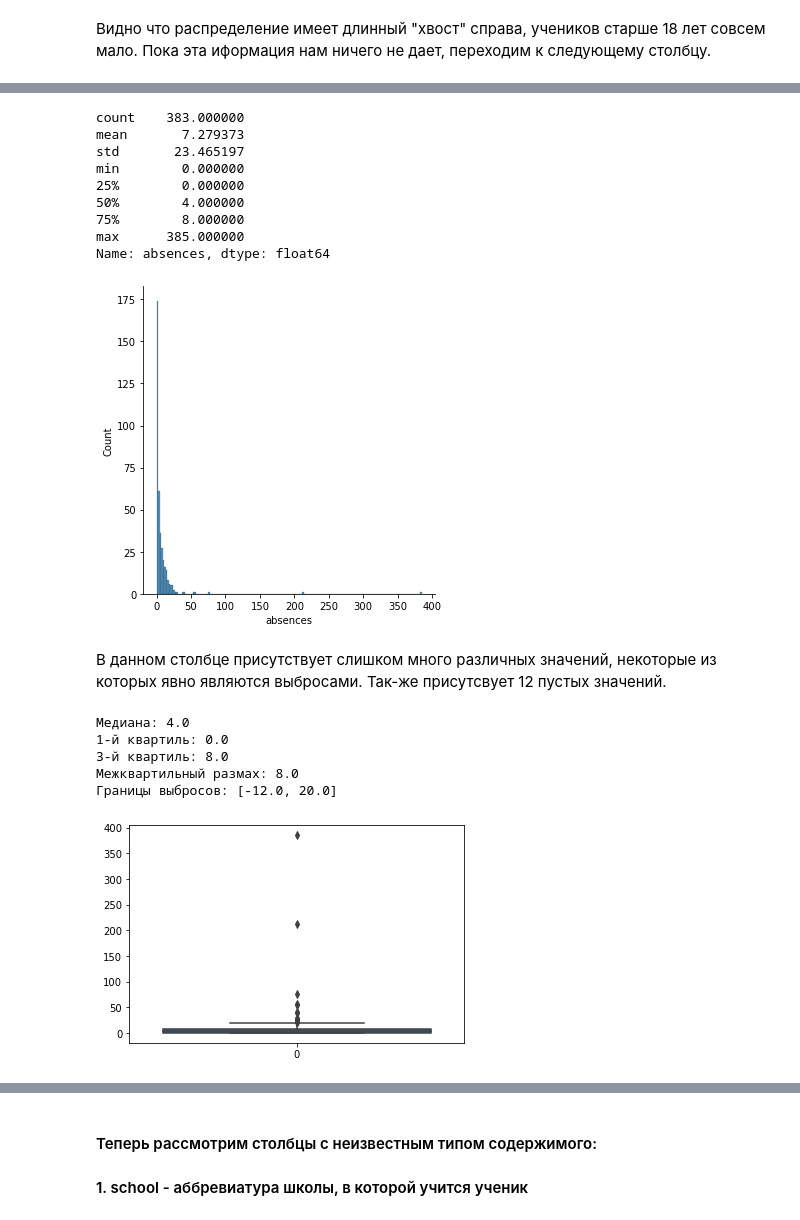
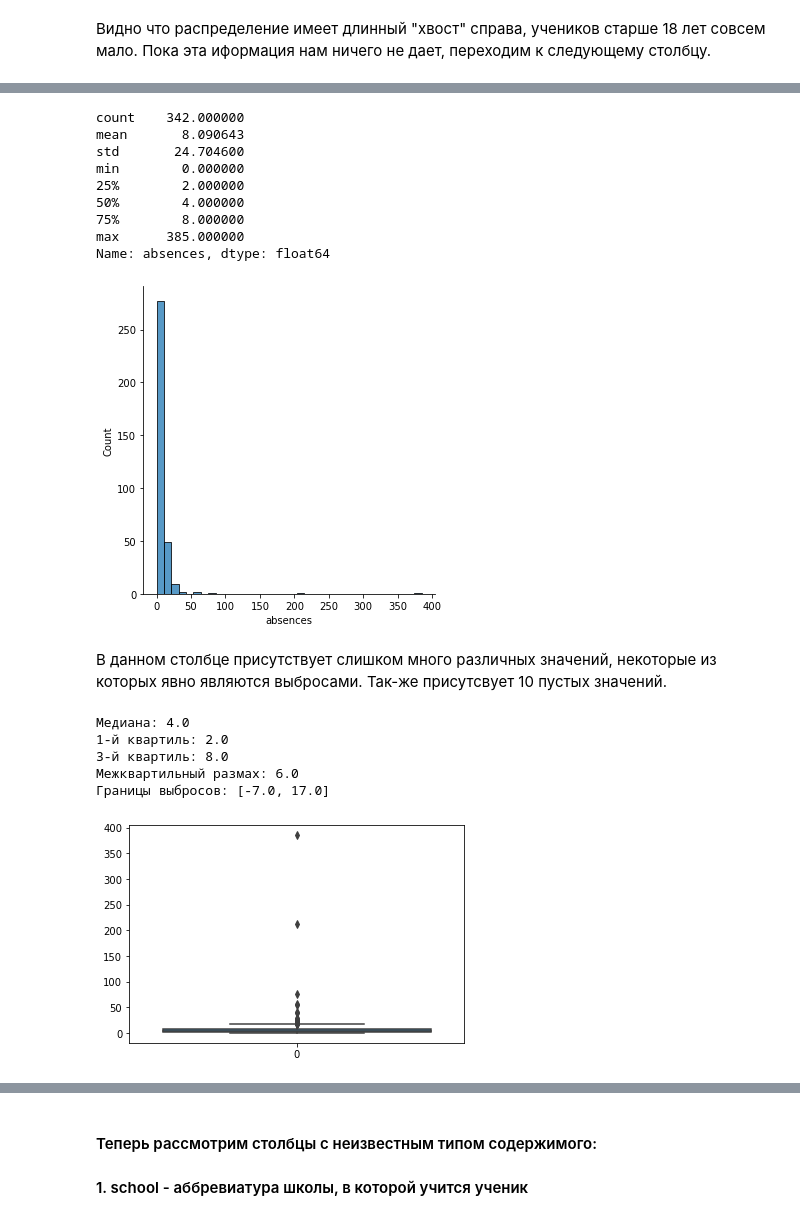
Before and after one commit to Zaslavsky-Dmitry/SkillFactory, a Jupyter notebook: module_2/module_2.ipynb, the cells around one changed output, grey strips where cells are left out. Saved outputs shown, nothing was run; the diff lists cells and outputs as text; code cells hidden in the pictures.

```diff
--- a/module_2/module_2.ipynb
+++ b/module_2/module_2.ipynb
@@ -165,0 +222,2 @@ None
+# %%
+data = data.loc[data.score > 0]
@@ -265,19 +343,19 @@ memory usage: 3.2 KB
 # %%
-sns.displot(data.absences)
+sns.displot(data.absences, bins = len(data.absences.value_counts()))
 data.absences.describe()
 # %% [output]
-count    383.000000
-mean       7.279373
-std       23.465197
+count    342.000000
+mean       8.090643
+std       24.704600
 min        0.000000
-25%        0.000000
+25%        2.000000
 50%        4.000000
 75%        8.000000
 max      385.000000
 Name: absences, dtype: float64
-[figure, old version]
+[figure, new version]
 # %% [markdown]
-В данном столбце присутствует слишком много различных значений, некоторые из которых явно являются выбросами. Так-же присутсвует 12 пустых значений.
+В данном столбце присутствует слишком много различных значений, некоторые из которых явно являются выбросами. Так-же присутсвует 10 пустых значений.
 # %%
 # Проверим наши догадки насчет выбросов:
 
@@ -290,10 +368,10 @@ print('Медиана: {} \n1-й квартиль: {} \n3-й квартиль: {
       .format(med, Q1, Q3, IQR, (Q1 - 1.5*IQR), (Q3 + 1.5*IQR)))
 # %% [output]
 Медиана: 4.0
-1-й квартиль: 0.0
+1-й квартиль: 2.0
 3-й квартиль: 8.0
-Межквартильный размах: 8.0
-Границы выбросов: [-12.0, 20.0]
+Межквартильный размах: 6.0
+Границы выбросов: [-7.0, 17.0]
 [figure]
 # %% [markdown]
 Судя по всему выбросы в данных действительно есть, но совсем не факт что они вызваны ошибками в данных. Возможно, что столь большое количество пропусков вызвано болезнью или каким-либо иным подобным фактом.
```
Also changed, not shown: parts of 109 cells of this notebook.
